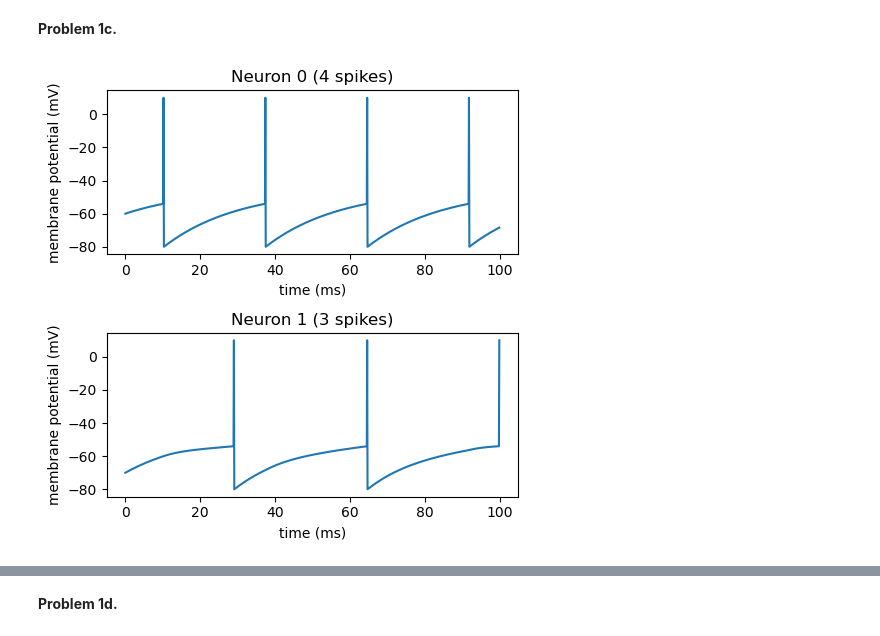
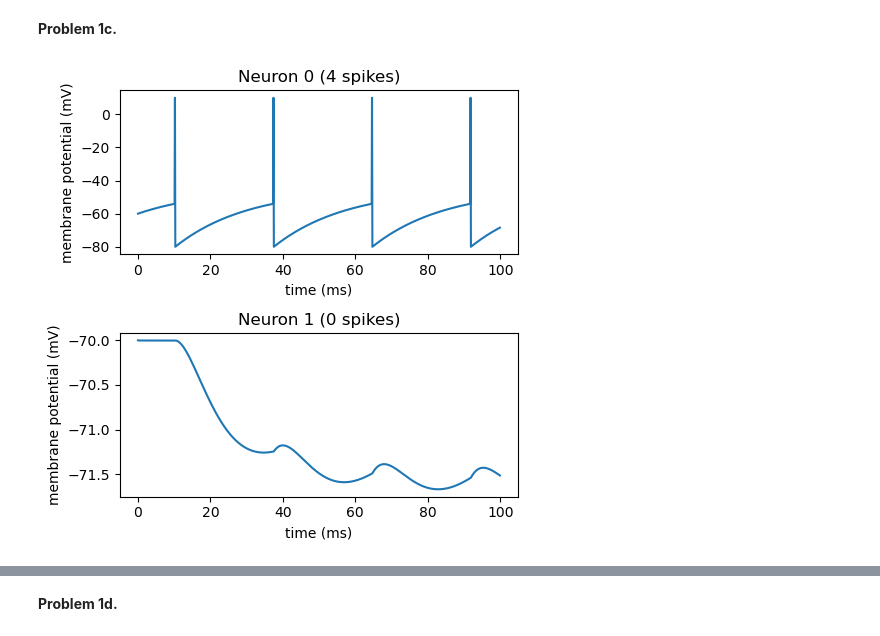
Before and after one commit to williamhuang08/cpsc475, a Jupyter notebook: hw2/hw2.ipynb, the cells around one changed output, grey strips where cells are left out. Saved outputs shown, nothing was run; the diff lists cells and outputs as text; code cells hidden in the pictures.

```diff
--- a/hw2/hw2.ipynb
+++ b/hw2/hw2.ipynb
@@ -132,30 +132,31 @@ In the final case where the starting membrane potential is 0 mV, the behavior is
 # %%
 # Simulation of two neurons
 
 # Neuron #1 and #2
 nsim2 = nsimulator(2)
 
 start_potential_1 = -60
 start_potential_2 = -70
 
-ie = 2.5
+ie1 = 2.5
+ie2 = 0
 
 # Setting initial potential
 nsim2.set_mpotential(0, start_potential_1)
 nsim2.set_mpotential(1, start_potential_2)
 
 # Setting current
-nsim2.set_Ie(0, ie)
-nsim2.set_Ie(1, ie)
+nsim2.set_Ie(0, ie1)
+nsim2.set_Ie(1, ie2)
 
 # Setting inhibitory connection of 1 on 2
 nsim2.make_inhibitory_connection(0, 1)
 
 
 nsim2.simulate_timeinterval(0, 0.1)
 nsim2.plot_membranepotentials([0, 1])
 # %% [output]
-[figure, old version]
+[figure, new version]
 # %%
 # Simulation of two neurons
 
```
Also changed, not shown: parts of 26 cells of this notebook, 5 other files.
